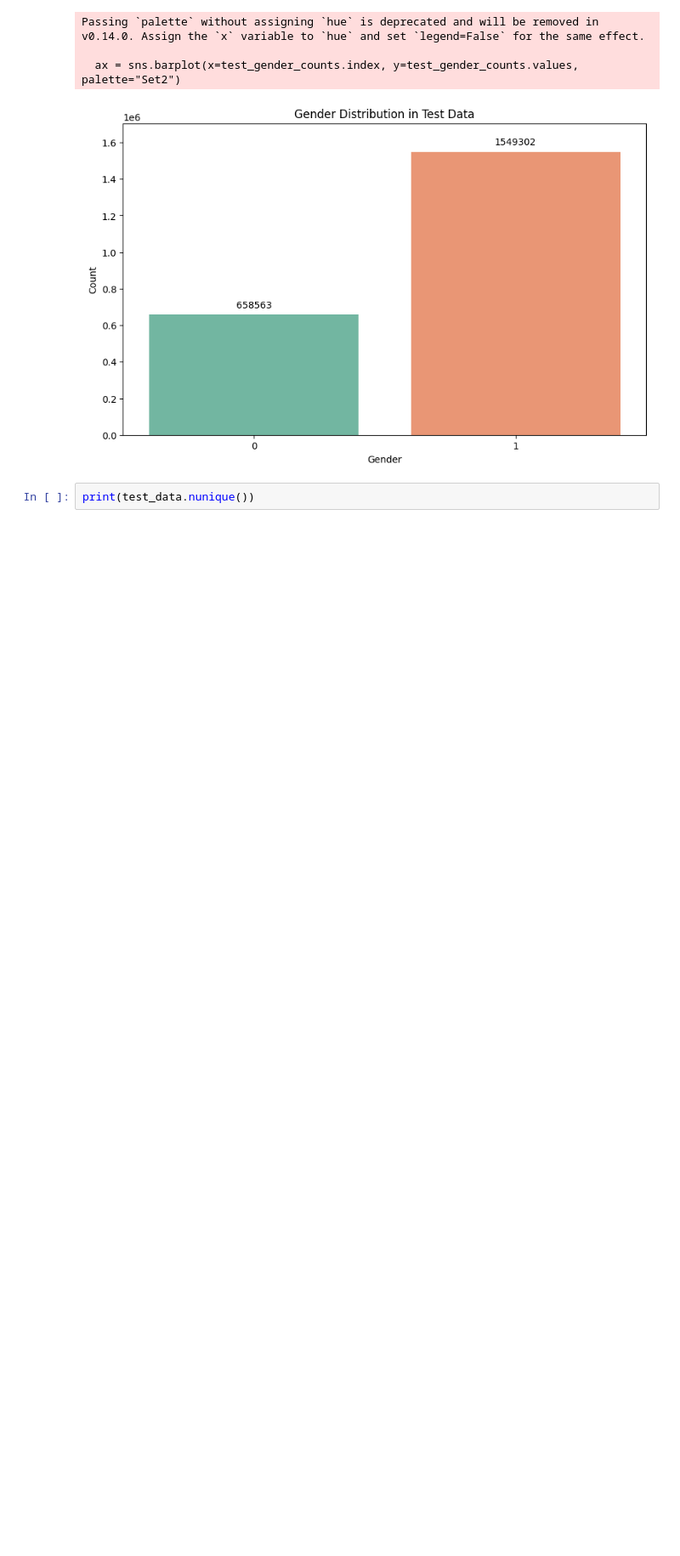
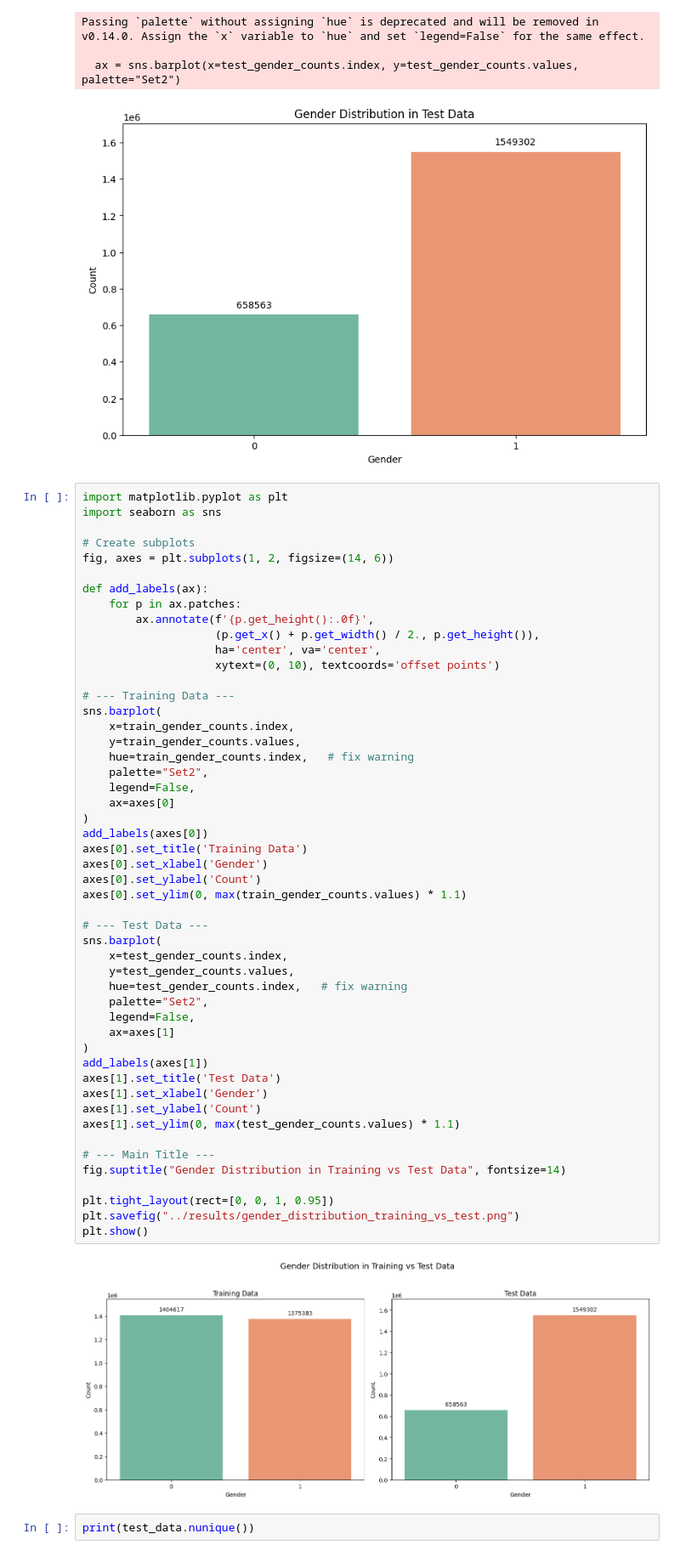
Before and after one commit to thiha-kyaw-zaw/parkinsons-keystroke-detection, a Jupyter notebook: notebooks/parkinsons_keystroke_detection.ipynb, the cells around one changed output. Shown at 85% size. Cells and saved outputs as stored; diff of their text form; blank space fills up the shorter version.

Commit message:
Update results

```diff
--- a/notebooks/parkinsons_keystroke_detection.ipynb
+++ b/notebooks/parkinsons_keystroke_detection.ipynb
@@ -1015,6 +1015,58 @@ Passing `palette` without assigning `hue` is deprecated and will be removed in v
 
   ax = sns.barplot(x=test_gender_counts.index, y=test_gender_counts.values, palette="Set2")
 [figure]
+# %%
+import matplotlib.pyplot as plt
+import seaborn as sns
+
+# Create subplots
+fig, axes = plt.subplots(1, 2, figsize=(14, 6))
+
+def add_labels(ax):
+    for p in ax.patches:
+        ax.annotate(f'{p.get_height():.0f}',
+                    (p.get_x() + p.get_width() / 2., p.get_height()),
+                    ha='center', va='center',
+                    xytext=(0, 10), textcoords='offset points')
+
+# --- Training Data ---
+sns.barplot(
+    x=train_gender_counts.index,
+    y=train_gender_counts.values,
+    hue=train_gender_counts.index,   # fix warning
+    palette="Set2",
+    legend=False,
+    ax=axes[0]
+)
+add_labels(axes[0])
+axes[0].set_title('Training Data')
+axes[0].set_xlabel('Gender')
+axes[0].set_ylabel('Count')
+axes[0].set_ylim(0, max(train_gender_counts.values) * 1.1)
+
+# --- Test Data ---
+sns.barplot(
+    x=test_gender_counts.index,
+    y=test_gender_counts.values,
+    hue=test_gender_counts.index,   # fix warning
+    palette="Set2",
+    legend=False,
+    ax=axes[1]
+)
+add_labels(axes[1])
+axes[1].set_title('Test Data')
+axes[1].set_xlabel('Gender')
+axes[1].set_ylabel('Count')
+axes[1].set_ylim(0, max(test_gender_counts.values) * 1.1)
+
+# --- Main Title ---
+fig.suptitle("Gender Distribution in Training vs Test Data", fontsize=14)
+
+plt.tight_layout(rect=[0, 0, 1, 0.95])
+plt.savefig("../results/gender_distribution_training_vs_test.png")
+plt.show()
+# %% [output]
+[figure, added]
 # %%
 print(test_data.nunique())
 # %% [output]
```
Also changed, not shown: 3 other files.
